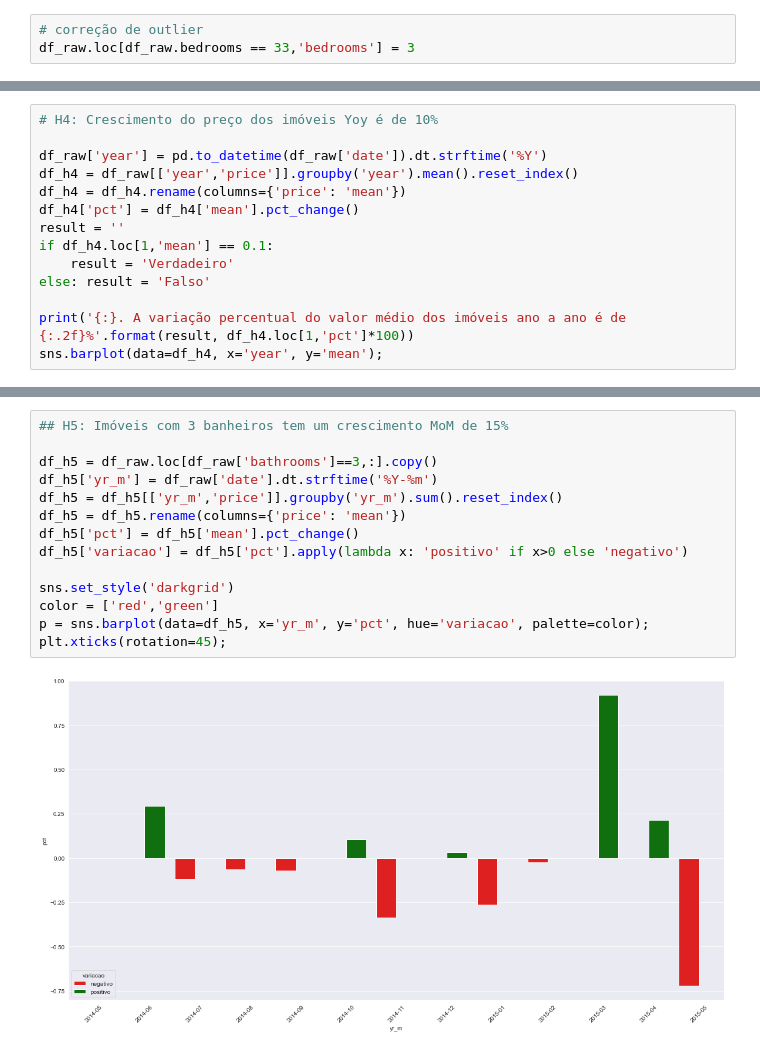
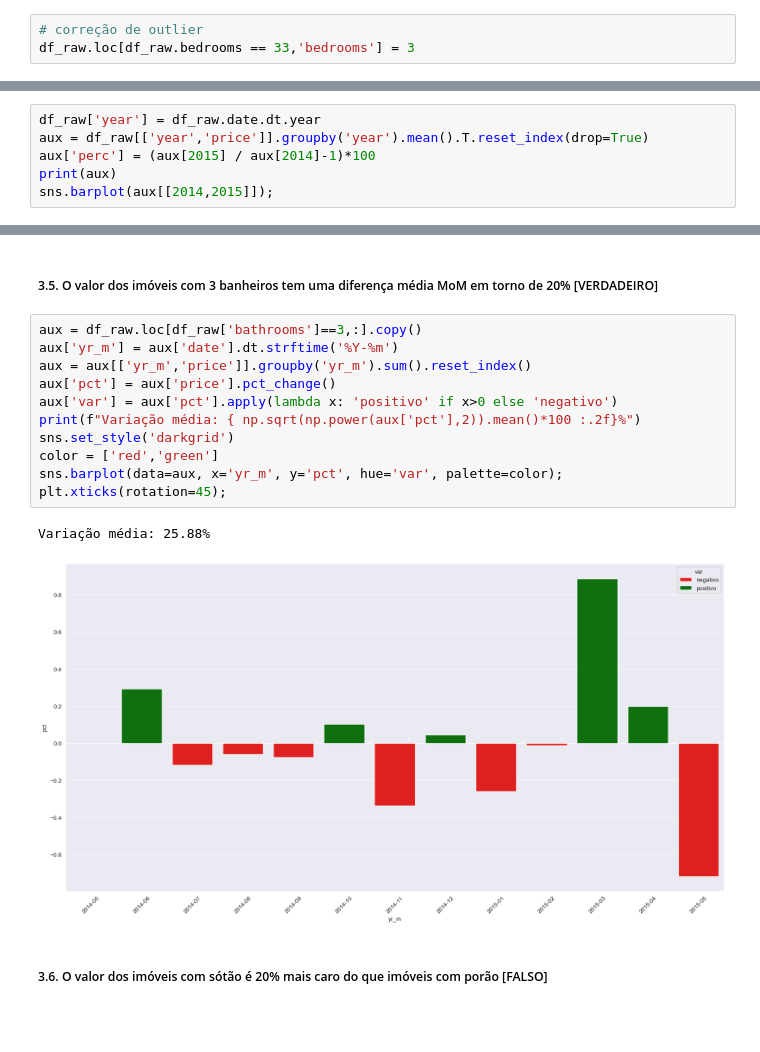
Before and after one commit to dsrodrigovieira/houserocketsales, a Jupyter notebook: notebooks/2_analise.ipynb, the cells around one changed output, grey strips where cells are left out. Cells and saved outputs as stored; diff of their text form; blank space fills up the shorter version.

```diff
--- a/notebooks/1.0.rv_house_rocket_sales.ipynb
+++ b/notebooks/2_analise.ipynb
@@ -279,15 +229,7 @@ sns.barplot(aux[['media_s_porao','media_c_porao']]);
 # %%
-# H4: Crescimento do preço dos imóveis Yoy é de 10%
-
-df_raw['year'] = pd.to_datetime(df_raw['date']).dt.strftime('%Y')
-df_h4 = df_raw[['year','price']].groupby('year').mean().reset_index()
-df_h4 = df_h4.rename(columns={'price': 'mean'})
-df_h4['pct'] = df_h4['mean'].pct_change()
-result = ''
-if df_h4.loc[1,'mean'] == 0.1:
-    result = 'Verdadeiro'
-else: result = 'Falso'
-
-print('{:}. A variação percentual do valor médio dos imóveis ano a ano é de {:.2f}%'.format(result, df_h4.loc[1,'pct']*100))
-sns.barplot(data=df_h4, x='year', y='mean');
+df_raw['year'] = df_raw.date.dt.year
+aux = df_raw[['year','price']].groupby('year').mean().T.reset_index(drop=True)
+aux['perc'] = (aux[2015] / aux[2014]-1)*100
+print(aux)
+sns.barplot(aux[[2014,2015]]);
 # %% [output]
@@ -296,17 +239,19 @@ Falso. A variação percentual do valor médio dos imóveis ano a ano é de 0.70
+# %% [markdown]
+##### 3.5. O valor dos imóveis com 3 banheiros tem uma diferença média MoM em torno de 20% [VERDADEIRO]
 # %%
-## H5: Imóveis com 3 banheiros tem um crescimento MoM de 15%
-
-df_h5 = df_raw.loc[df_raw['bathrooms']==3,:].copy()
-df_h5['yr_m'] = df_raw['date'].dt.strftime('%Y-%m')
-df_h5 = df_h5[['yr_m','price']].groupby('yr_m').sum().reset_index()
-df_h5 = df_h5.rename(columns={'price': 'mean'})
-df_h5['pct'] = df_h5['mean'].pct_change()
-df_h5['variacao'] = df_h5['pct'].apply(lambda x: 'positivo' if x>0 else 'negativo')
-
+aux = df_raw.loc[df_raw['bathrooms']==3,:].copy()
+aux['yr_m'] = aux['date'].dt.strftime('%Y-%m')
+aux = aux[['yr_m','price']].groupby('yr_m').sum().reset_index()
+aux['pct'] = aux['price'].pct_change()
+aux['var'] = aux['pct'].apply(lambda x: 'positivo' if x>0 else 'negativo')
+print(f"Variação média: { np.sqrt(np.power(aux['pct'],2)).mean()*100 :.2f}%")
 sns.set_style('darkgrid')
 color = ['red','green']
-p = sns.barplot(data=df_h5, x='yr_m', y='pct', hue='variacao', palette=color);
+sns.barplot(data=aux, x='yr_m', y='pct', hue='var', palette=color);
 plt.xticks(rotation=45);
 # %% [output]
+Variação média: 25.88%
-[figure, old version]
+[figure, new version]
+# %% [markdown]
+##### 3.6. O valor dos imóveis com sótão é 20% mais caro do que imóveis com porão [FALSO]
 # %%
```
Also changed, not shown: parts of 52 cells of this notebook, 4 other files.
